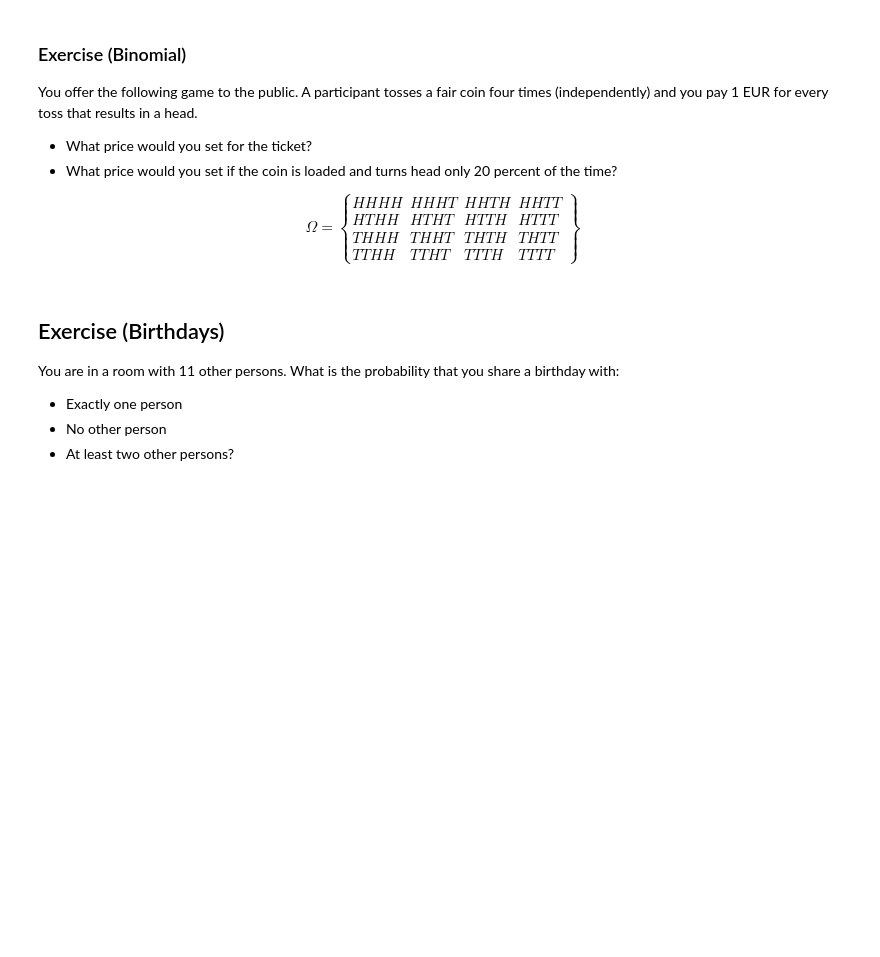
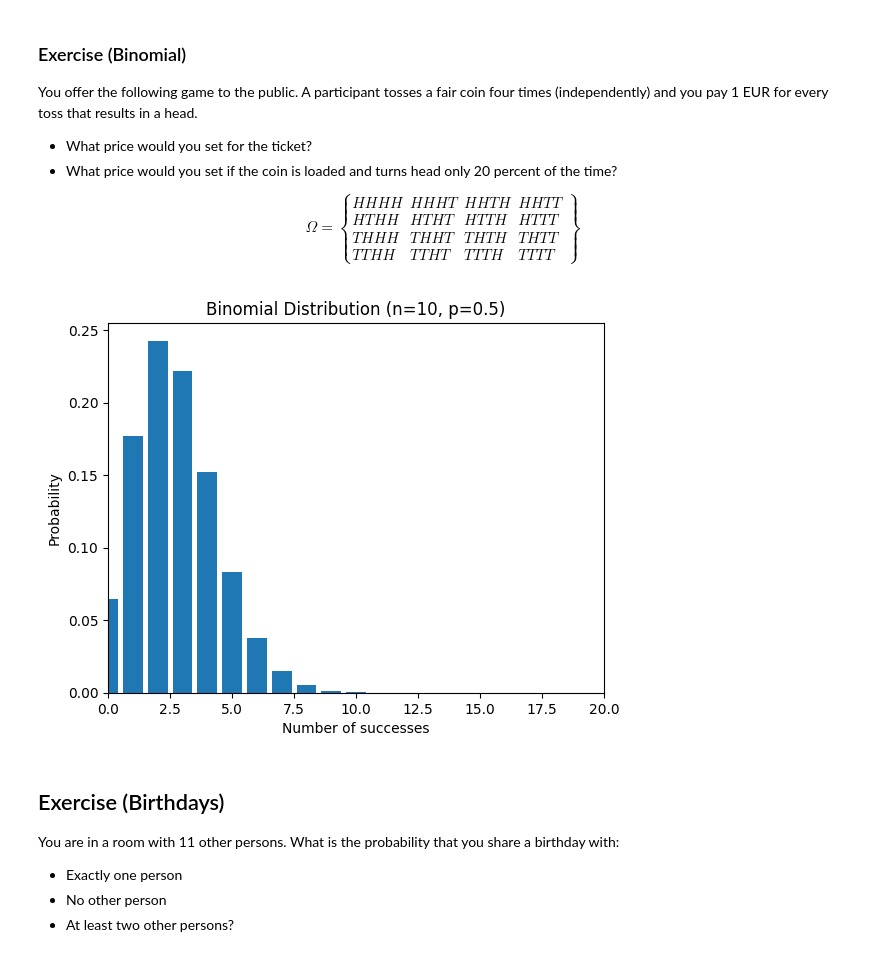
Before and after one commit to febse/stat2025, a Jupyter notebook: 08-Discrete-Random-Variables-Problems-Class.ipynb, the cells around one changed output. Drawn from its saved outputs; the diff is of its cells as text; code cells hidden in the pictures; blank space fills up the shorter version.

```diff
--- a/08-Discrete-Random-Variables-Problems-Class.ipynb
+++ b/08-Discrete-Random-Variables-Problems-Class.ipynb
@@ -31,21 +31,23 @@ $$
 # %%
 # Plot the binomial distribution for n=10 and p=0.5
 
 import numpy as np
 import matplotlib.pyplot as plt
 from scipy.stats import binom
 
-n = 10000
-p = 0.0001
+n = 1000
+p = 1 / 365
 
 x = np.arange(0, n+1)
 pmf = binom.pmf(x, n, p)
 plt.bar(x, pmf)
 plt.xlabel('Number of successes')
 plt.ylabel('Probability')
 plt.title('Binomial Distribution (n=10, p=0.5)')
 plt.xlim(0, 20)  # Limit x-axis for better visualization
 plt.show()
+# %% [output]
+[figure, added]
 # %%
 # Compute the PMF and the CDF of a binomial distribution
 pmf_binom = binom.pmf(x, n, p)
```
Also changed, not shown: parts of 4 cells of this notebook.
